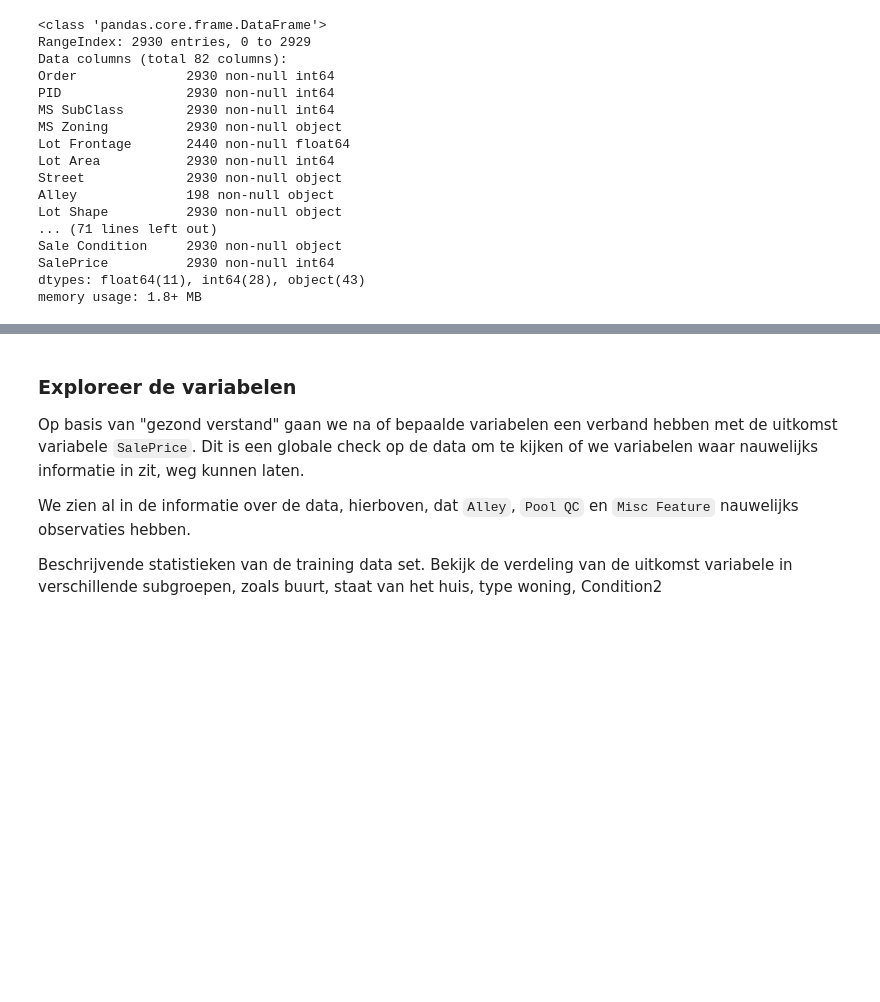
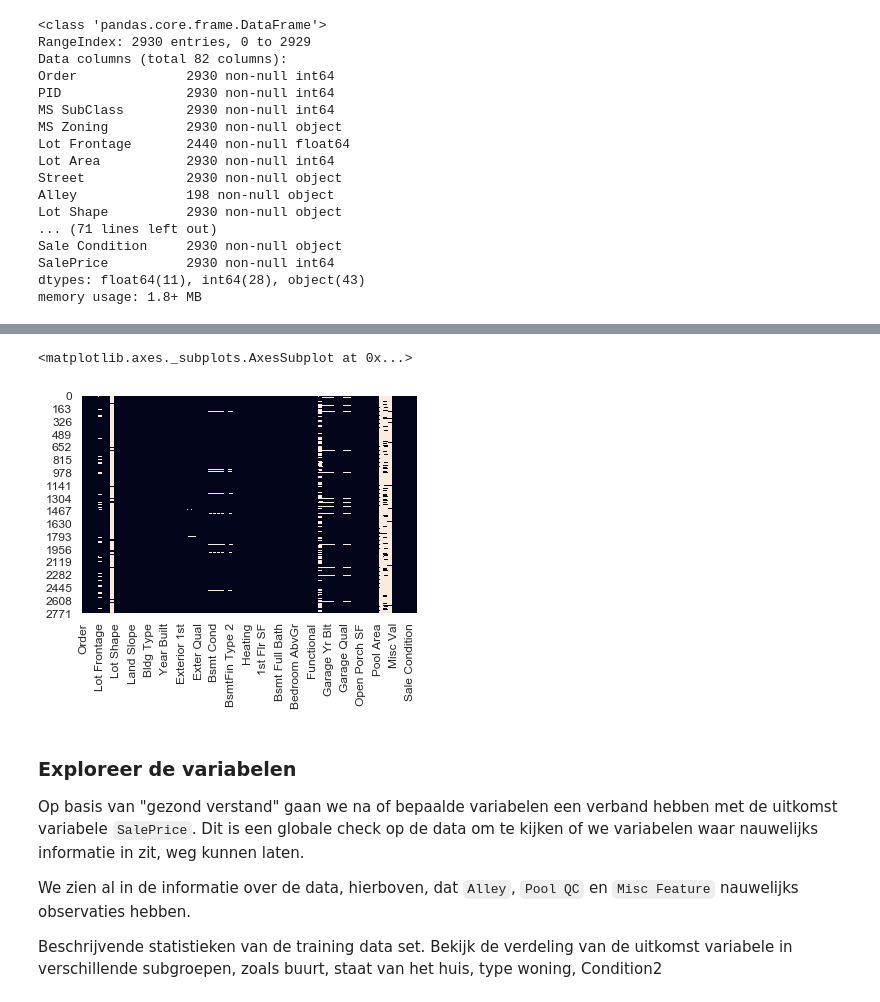
Before and after one commit to kolibrie-eric/JADS, a Jupyter notebook: Ames housing/ames-housing.ipynb, the cells around one changed output, grey strips where cells are left out. Drawn from its saved outputs; the diff is of its cells as text; code cells hidden in the pictures; blank space fills up the shorter version.

```diff
--- a/Ames housing/ames-housing.ipynb
+++ b/Ames housing/ames-housing.ipynb
@@ -84,3 +88,8 @@ memory usage: 1.8+ MB
+# %%
+sns.heatmap(ames.isnull(), cbar=False)
+# %% [output]
+<matplotlib.axes._subplots.AxesSubplot at 0x...>
+[figure, added]
 # %% [markdown]
 ### Exploreer de variabelen
 
```
Also changed, not shown: parts of 80 cells of this notebook.
